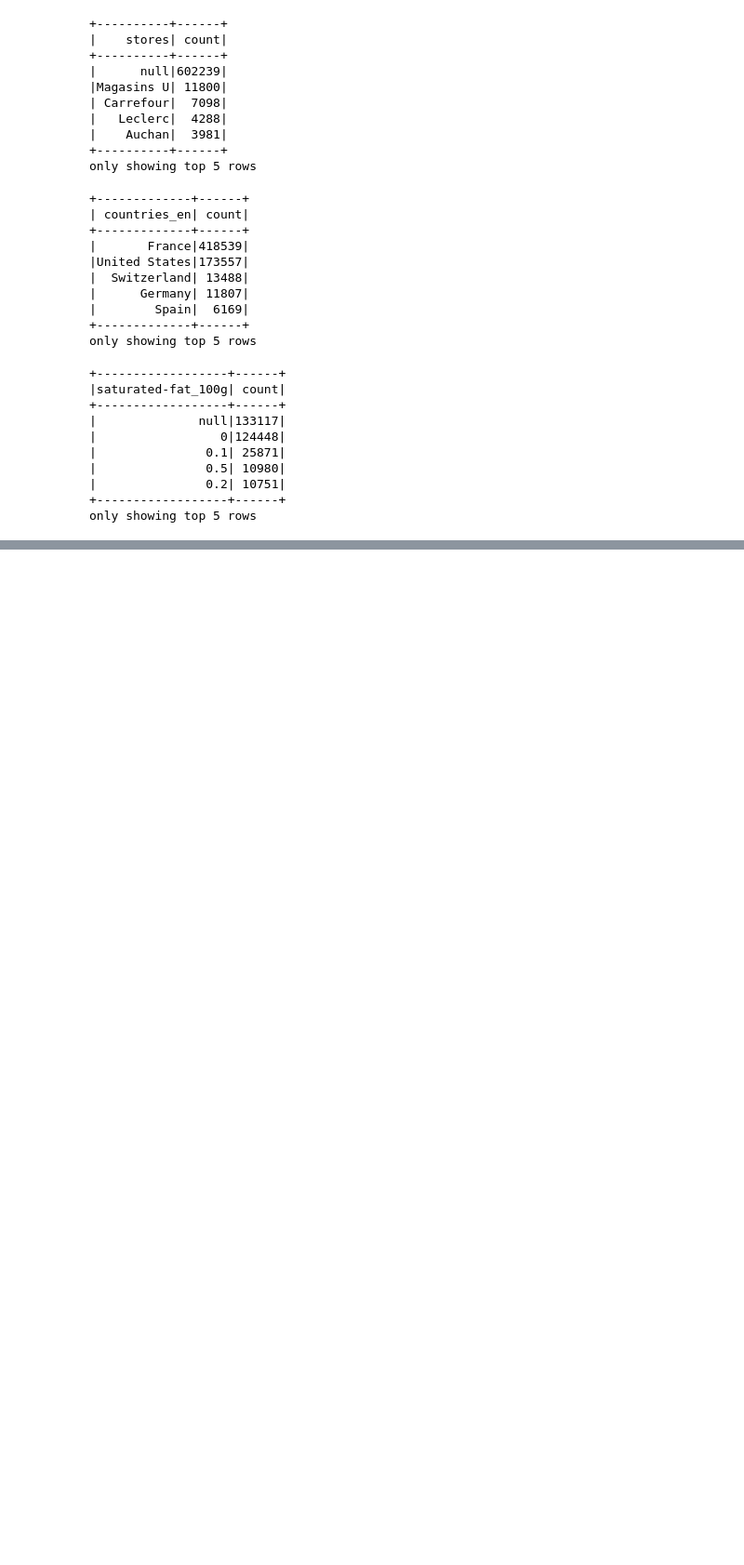
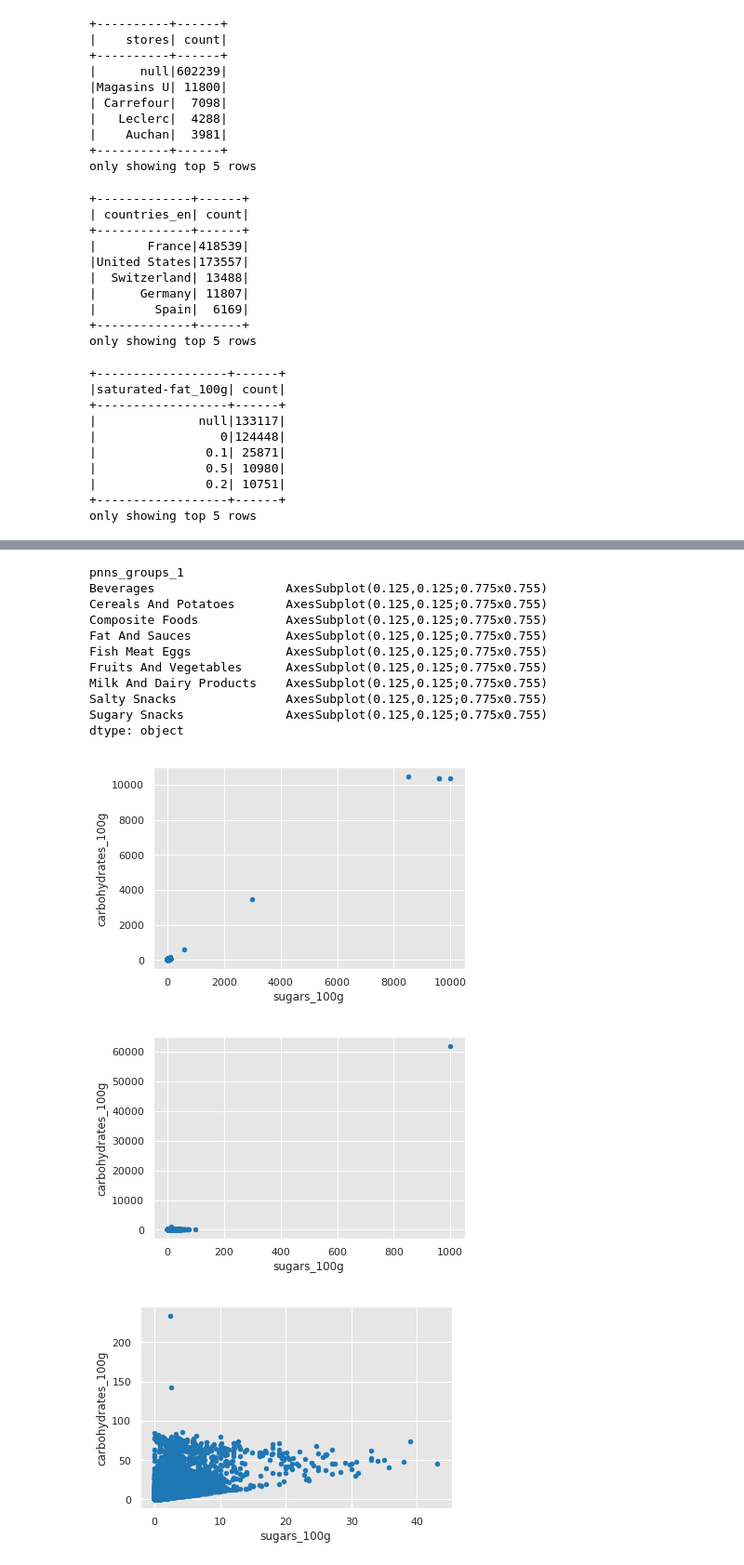
Before and after one commit to mikelassi/Project, a Jupyter notebook: Project.ipynb, the cells around one changed output, grey strips where cells are left out. Shown at 93% size. Drawn from its saved outputs; the diff is of its cells as text; code cells hidden in the pictures; blank space fills up the shorter version.

```diff
--- a/Project.ipynb
+++ b/Project.ipynb
@@ -199,0 +337,5 @@ TypeError: condition should be string or Column
+# %%
+#cleaning part 2
+square_udf_int = udf(lambda z: z.title())
+dataClean=dataClean.withColumn('pnns_groups_1',square_udf_int('pnns_groups_1'))
+dataClean.show()
@@ -199,0 +360,30 @@ TypeError: condition should be string or Column
+# %%
+#you can call unique values (or GroupData) and for each make a plot
+#unique_values=dataClean.select('pnns_groups_1').distinct().rdd.map(lambda r: r[0]).collect()
+dataPandas=dataClean.toPandas()
+# %%
+dataPandas=dataPandas.drop('cholesterol_100g',axis=1).dropna()#this cleaning of the data should be done in Pyspark,
+#we decide to drop the na values and we see that still we keep an important part of the dataset,
+#diffferently we decide to drop the colestrol percause there were just nan or zeros values
+# %%
+dataPandas[['energy_100g','fat_100g','carbohydrates_100g','sugars_100g','proteins_100g']]=dataPandas[['energy_100g','fat_100g','carbohydrates_100g','sugars_100g','proteins_100g']].apply(pd.to_numeric)
+# %%
+dataPandas.groupby('pnns_groups_1').plot(kind='scatter',x='sugars_100g',y='carbohydrates_100g')
+#from a first view of the plot, we can see that there are inconsistencies: for exmaple the number of fat can not
+#exceed the 100g and the energy should not be bigger than 4000-5000 calories considering that in a g of
+#fat is equivalent to 9 calories, so we decide to constain our data
+# %% [output]
+pnns_groups_1
+Beverages                  AxesSubplot(0.125,0.125;0.775x0.755)
+Cereals And Potatoes       AxesSubplot(0.125,0.125;0.775x0.755)
+Composite Foods            AxesSubplot(0.125,0.125;0.775x0.755)
+Fat And Sauces             AxesSubplot(0.125,0.125;0.775x0.755)
+Fish Meat Eggs             AxesSubplot(0.125,0.125;0.775x0.755)
+Fruits And Vegetables      AxesSubplot(0.125,0.125;0.775x0.755)
+Milk And Dairy Products    AxesSubplot(0.125,0.125;0.775x0.755)
+Salty Snacks               AxesSubplot(0.125,0.125;0.775x0.755)
+Sugary Snacks              AxesSubplot(0.125,0.125;0.775x0.755)
+dtype: object
+[figure, added]
+[figure, added]
+[figure, added]
```
Also changed, not shown: parts of 22 cells of this notebook.
